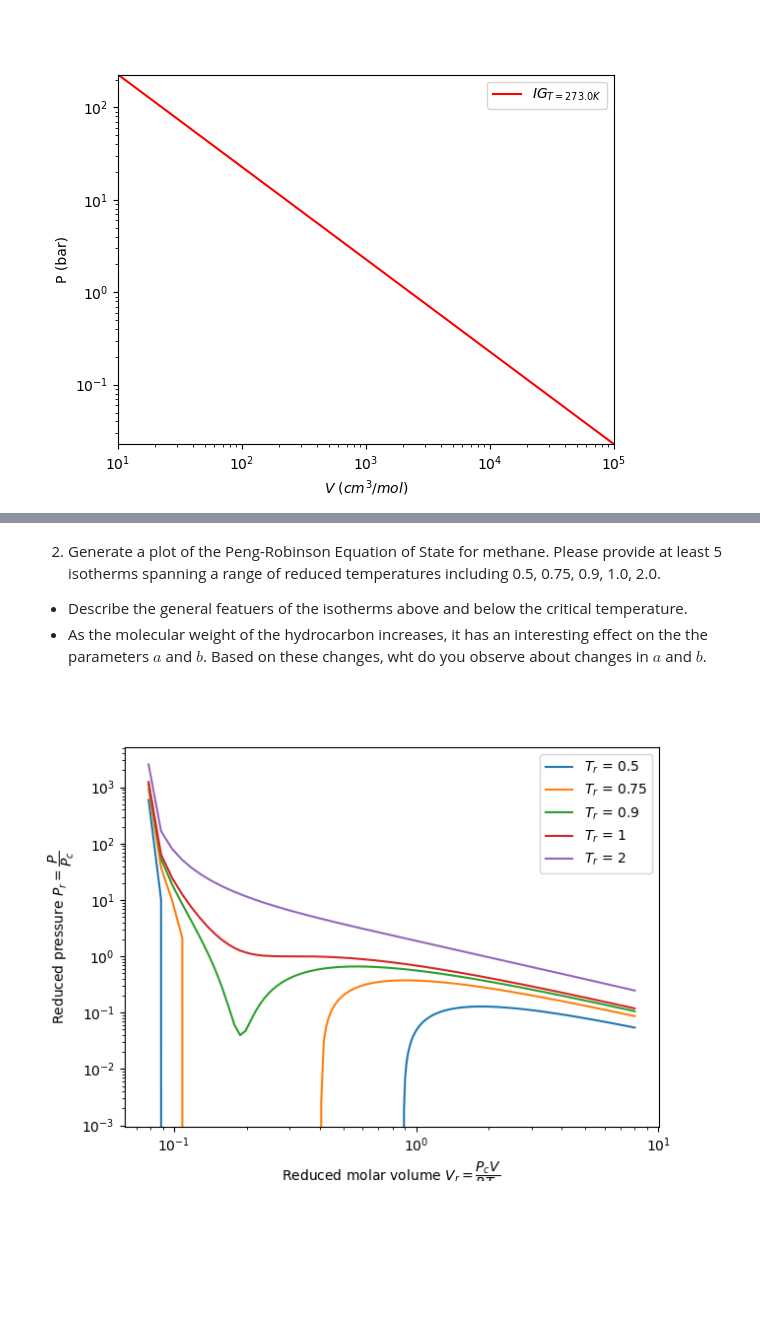
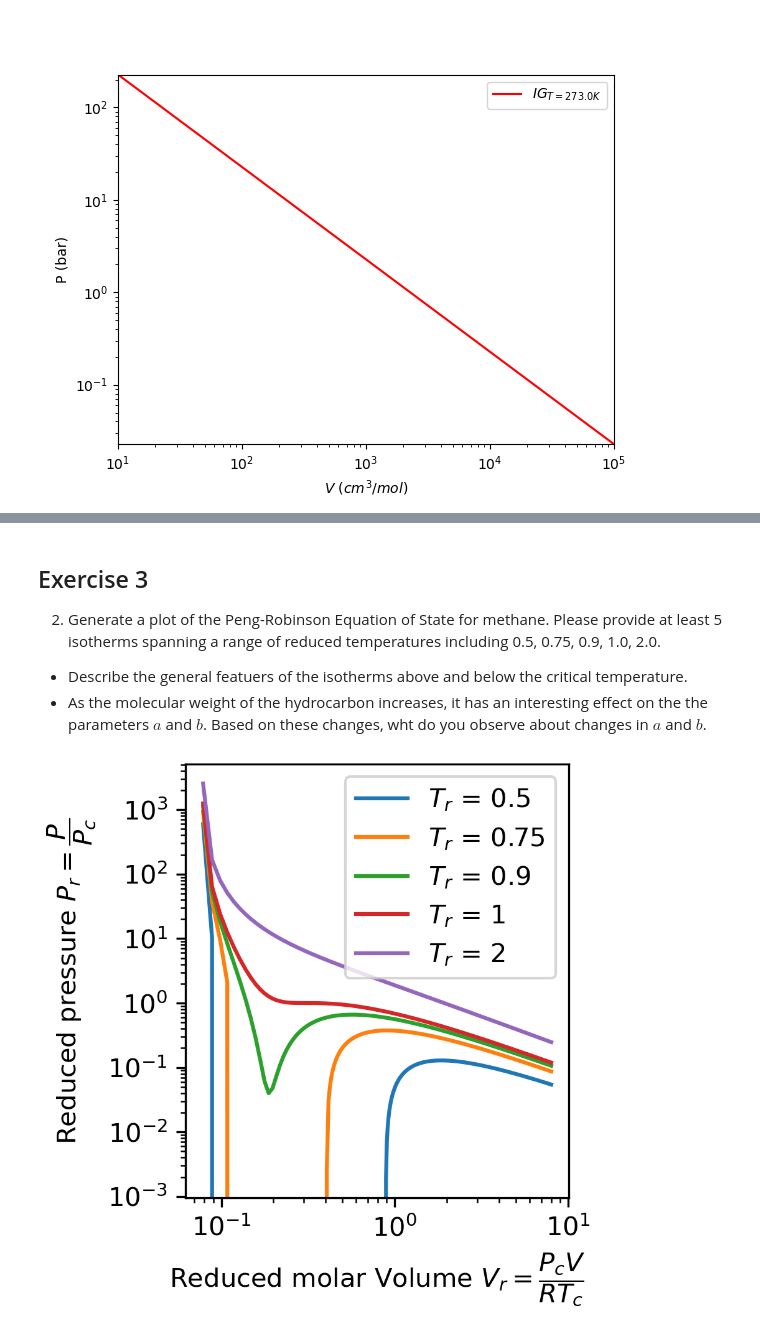
Before and after one commit to richardslaboratory/ChBE211_OER, a Jupyter notebook: _sources/Ch4/2.Virial-Equations-of-State.ipynb, the cells around one changed output, grey strips where cells are left out. Cells and saved outputs as stored; diff of their text form; code cells hidden in the pictures; blank space fills up the shorter version.

```diff
--- a/_sources/Ch4/2.Virial-Equations-of-State.ipynb
+++ b/_sources/Ch4/2.Virial-Equations-of-State.ipynb
@@ -236,29 +351,4 @@ This is a *template* you can run locally — Selenium cannot run here, but the c
 # %%
-from selenium import webdriver
-from selenium.webdriver.common.by import By
-from selenium.webdriver.chrome.options import Options
 import pandas as pd
 import numpy as np
 import time
-
-# --- Configure Selenium ---
-options = Options()
-options.add_argument("--headless=new")
-driver = webdriver.Chrome(options=options)
-
-# --- Navigate to NIST fluid page for water ---
-url = "https://webbook.nist.gov/cgi/fluid.cgi?Action=Load&ID=C7732185&Type=IsoTherm&Digits=5&PLow=0.01&PHigh=200&PInc=200&RefState=DEF&T=500"
-driver.get(url)
-time.sleep(2)
-
-# --- Extract the data table ---
-table = driver.find_element(By.XPATH, "//table")
-rows = table.find_elements(By.TAG_NAME, "tr")
-
-data = []
-for r in rows:
-    cols = [c.text for c in r.find_elements(By.TAG_NAME, "td")]
-    if cols:
-        data.append(cols)
-
-driver.quit()
@@ -427,4 +570,5 @@ print("b =", b_RK)
 # %% [markdown]
+## Exercise 3
 2. Generate a plot of the Peng-Robinson Equation of State for methane. Please provide at least 5 isotherms spanning a range of reduced temperatures including 0.5, 0.75, 0.9, 1.0, 2.0.
 
 - Describe the general featuers of the isotherms above and below the critical temperature.
@@ -441,36 +585,36 @@ omega = 0.011                 # acentric factor (methane)
 
 # PR EOS constants
 kappa = 0.37464 + 1.54226*omega - 0.26992*omega**2
 a = 0.45724 * R**2 * Tc**2 / Pc
 b = 0.07780 * R * Tc / Pc
 
 # Reduced temperatures to plot
 Tr_list = [0.5, 0.75, 0.9, 1.0, 2.0]
 
-# Molar volume range (avoid V = b singularity)
+# Molar \underline{V}olume range (a\underline{V}oid \underline{V} = b singularity)
 V = np.linspace(1.01*b, 8.0 * R*Tc/Pc, 800)   # m^3/mol
 
-plt.figure(figsize=(7, 5))
+plt.figure(figsize=(3, 3), dpi=300, constrained_layout=True)
 
 for Tr in Tr_list:
     T = Tr * Tc
     alpha = (1 + kappa * (1 - np.sqrt(Tr)))**2
     P = (R*T)/(V - b) - (a*alpha)/(V**2 + 2*b*V - b**2)   # Pa
 
-    # Reduced variables
+    # Reduced \underline{V}ariables
     Vr = Pc * V / (R * Tc)
     Pr = P / Pc
 
-    # Filter out any negative or non-physical pressures for plotting
+    # Filter out any negati\underline{V}e or non-physical pressures for plotting
     mask = Pr > 0
     plt.plot(Vr, Pr, label=f"$T_r$ = {Tr:g}")
 
-plt.xlabel(r"Reduced molar volume $V_r = \dfrac{P_c V}{R T_c}$")
+plt.xlabel(r"Reduced molar Volume $V_r = \dfrac{P_c V}{R T_c}$")
 plt.ylabel(r"Reduced pressure $P_r = \dfrac{P}{P_c}$")
 
 plt.legend()
 plt.yscale('log')
 plt.xscale('log')
 plt.show()
 # %% [output]
-[figure, old version]
+[figure, new version]
```
Also changed, not shown: parts of 19 cells of this notebook, 29 other files.
